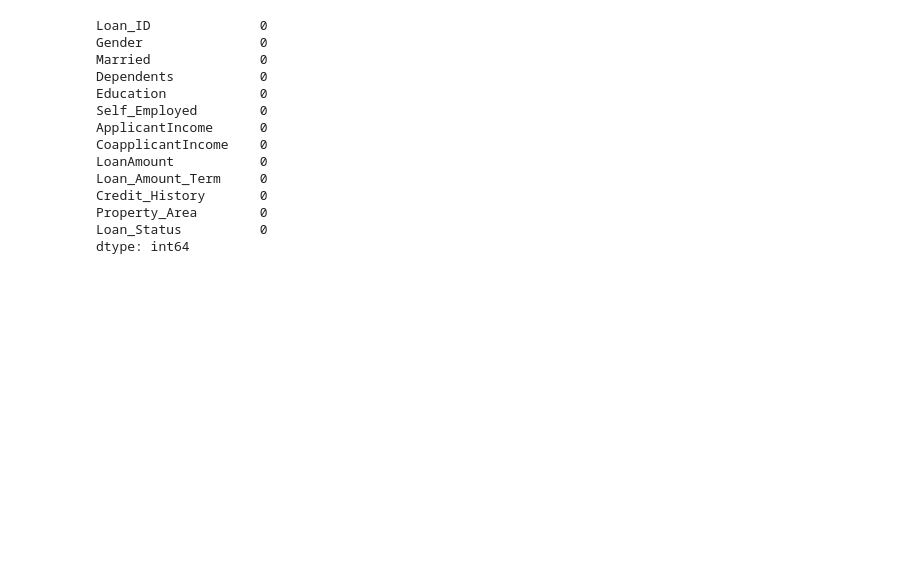
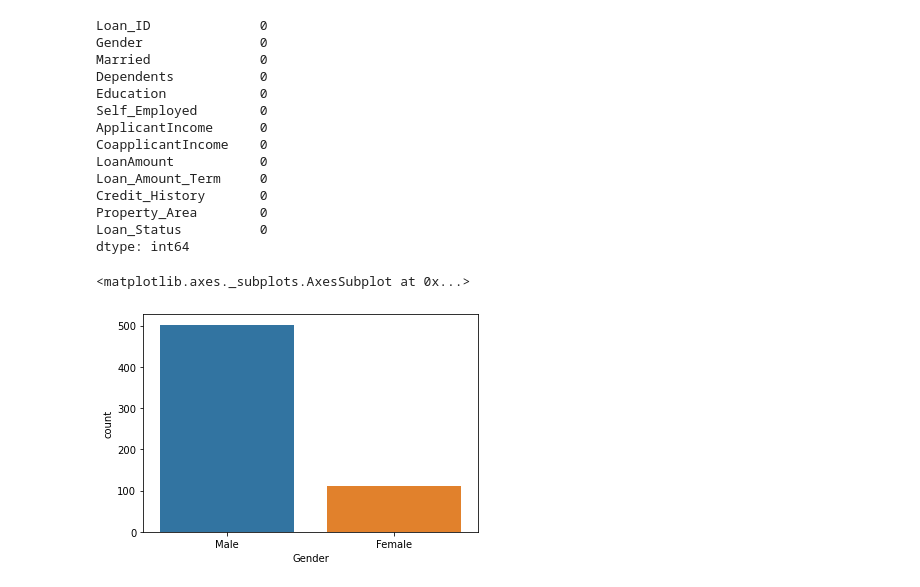
Before and after one commit to SharifMahin/Machine-Learnig-project, a Jupyter notebook: loan_prophecy_project.ipynb, the cells around one changed output. Drawn from its saved outputs; the diff is of its cells as text; code cells hidden in the pictures; blank space fills up the shorter version.

```diff
--- a/loan_prophecy_project.ipynb
+++ b/loan_prophecy_project.ipynb
@@ -93,3 +93,8 @@ Credit_History       0
 Property_Area        0
 Loan_Status          0
 dtype: int64
+# %%
+sns.countplot(data_frame['Gender'])
+# %% [output]
+<matplotlib.axes._subplots.AxesSubplot at 0x...>
+[figure, added]
```
Also changed, not shown: parts of 6 cells of this notebook.
